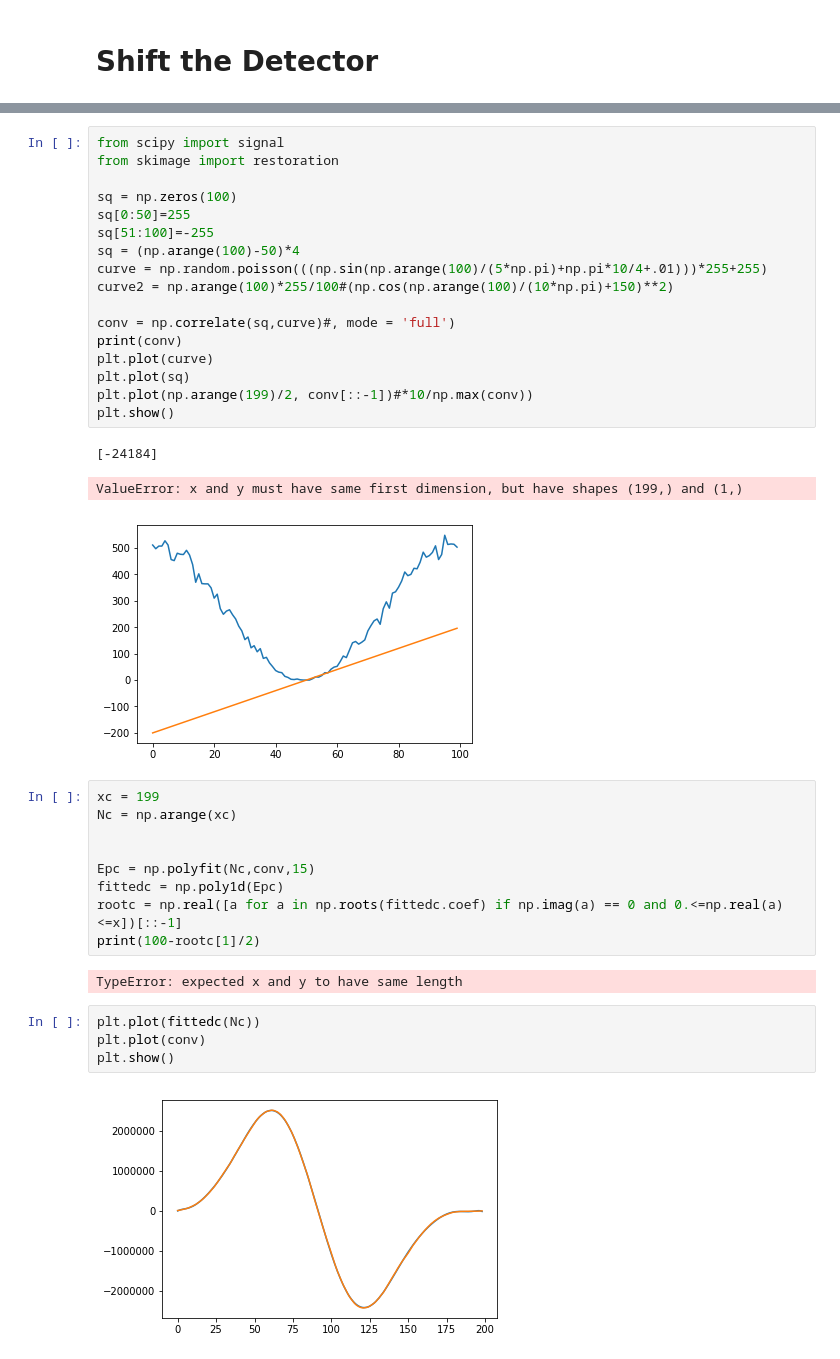
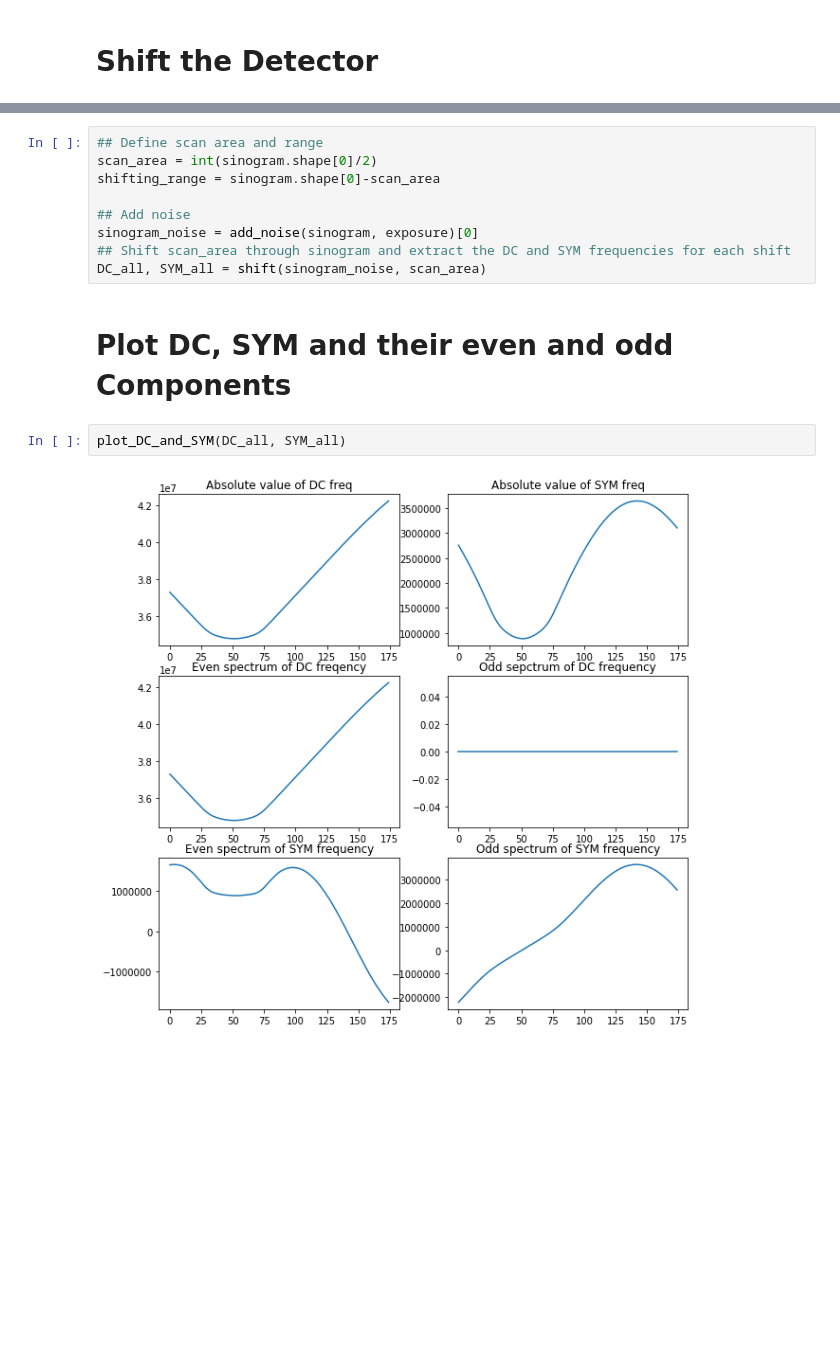
Before and after one commit to everettvacek/rotationCenter, a Jupyter notebook: Scan_crop_pad.ipynb, the cells around one changed output, grey strips where cells are left out. Drawn from its saved outputs; the diff is of its cells as text; blank space fills up the shorter version.

```diff
--- a/Scan_crop_pad.ipynb
+++ b/Scan_crop_pad.ipynb
@@ -242,38 +108,15 @@ FileNotFoundError: [Errno 2] No such file or directory: 'rowsum.npy'
-# %%
-from scipy import signal
-from skimage import restoration
-
-sq = np.zeros(100)
-sq[0:50]=255
-sq[51:100]=-255
-sq = (np.arange(100)-50)*4
-curve = np.random.poisson(((np.sin(np.arange(100)/(5*np.pi)+np.pi*10/4+.01)))*255+255)
-curve2 = np.arange(100)*255/100#(np.cos(np.arange(100)/(10*np.pi)+150)**2)
-
-conv = np.correlate(sq,curve)#, mode = 'full')
-print(conv)
-plt.plot(curve)
-plt.plot(sq)
-plt.plot(np.arange(199)/2, conv[::-1])#*10/np.max(conv))
-plt.show()
-# %% [output]
-[-24184]
-ValueError: x and y must have same first dimension, but have shapes (199,) and (1,)
-[figure, removed]
-# %%
-xc = 199
-Nc = np.arange(xc)
-
-
-Epc = np.polyfit(Nc,conv,15)
-fittedc = np.poly1d(Epc)
-rootc = np.real([a for a in np.roots(fittedc.coef) if np.imag(a) == 0 and 0.<=np.real(a)<=x])[::-1]
-print(100-rootc[1]/2)
-# %% [output]
-TypeError: expected x and y to have same length
-# %%
-plt.plot(fittedc(Nc))
-plt.plot(conv)
-plt.show()
-# %% [output]
-[figure, removed]
+# %%
+## Define scan area and range
+scan_area = int(sinogram.shape[0]/2)
+shifting_range = sinogram.shape[0]-scan_area
+
+## Add noise
+sinogram_noise = add_noise(sinogram, exposure)[0]
+## Shift scan_area through sinogram and extract the DC and SYM frequencies for each shift
+DC_all, SYM_all = shift(sinogram_noise, scan_area)
+# %% [markdown]
+# Plot DC, SYM and their even and odd Components
+# %%
+plot_DC_and_SYM(DC_all, SYM_all)
+# %% [output]
+[figure, added]
```
Also changed, not shown: parts of 15 cells of this notebook, 2 other files.
